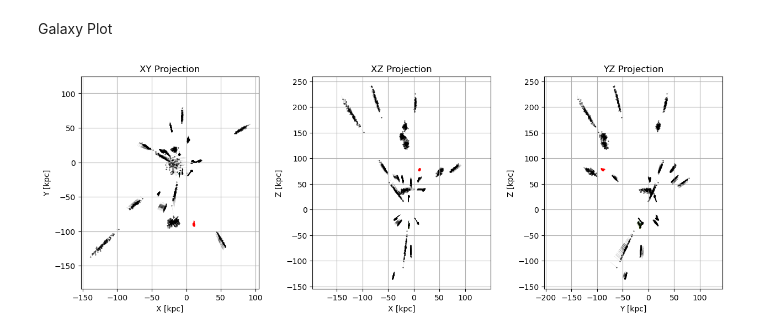
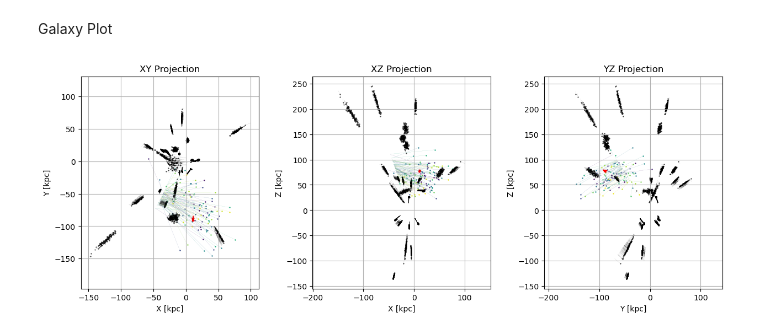
Before and after one commit to HaydenTedrake/HPV_project, a Jupyter notebook: Results/CraterII+HVS14.ipynb, the cells around one changed output. Cells and saved outputs as stored; diff of their text form; code cells hidden in the pictures.

Commit message:
saved plot and debugged

```diff
--- a/Results/CraterII+HVS14.ipynb
+++ b/Results/CraterII+HVS14.ipynb
@@ -559,7 +559,7 @@ Galaxy Plot
 # %%
 min14 = 366.5427377870987
 
-orbits = calculate_orbits(dict14, hvs14_ics, min14)
+hvs14_orbits = calculate_orbits(dict14, hvs14_ics, min14)
 dwarf_orbits = calculate_orbits(dwarf_dict, dwarf_ics, min14)
 
 galaxy_orbits = []
@@ -586,7 +586,7 @@ gs = gridspec.GridSpec(1, 3, wspace=0.3)
 
 # XY
 ax_xy = fig.add_subplot(gs[0, 0])
-for i, orbit in enumerate(orbits):
+for i, orbit in enumerate(hvs14_orbits):
     pos = orbit.pos.xyz.value
     ax_xy.plot(pos[0], pos[1], color=colors[i], lw=0.1, alpha=0.7)
     ax_xy.scatter(pos[0, -1], pos[1, -1], color=colors[i], marker='o', s=0.5)
@@ -607,7 +607,7 @@ ax_xy.grid(True)
 
 # XZ
 ax_xz = fig.add_subplot(gs[0, 1])
-for i, orbit in enumerate(orbits):
+for i, orbit in enumerate(hvs14_orbits):
     pos = orbit.pos.xyz.value
     ax_xz.plot(pos[0], pos[2], color=colors[i], lw=0.1, alpha=0.7)
     ax_xz.scatter(pos[0, -1], pos[2, -1], color=colors[i], marker='o', s=0.5)
@@ -622,32 +622,33 @@ for galaxy_orbit in galaxy_orbits:
         plt.scatter(pos[0, -1], pos[2, -1], color='black', marker='o', s=0.2)
 ax_xz.set_xlabel('X [kpc]')
 ax_xz.set_ylabel('Z [kpc]')
 ax_xz.set_title('XZ Projection')
 ax_xz.axis('equal')
 ax_xz.grid(True)
 
 # YZ
 ax_yz = fig.add_subplot(gs[0, 2])
-for i, orbit in enumerate(orbits):
+for i, orbit in enumerate(hvs14_orbits):
     pos = orbit.pos.xyz.value
     ax_yz.plot(pos[1], pos[2], color=colors[i], lw=0.1, alpha=0.7)
     ax_yz.scatter(pos[1, -1], pos[2, -1], color=colors[i], marker='o', s=0.5)
 for orbit in dwarf_orbits:
     pos = orbit.pos.xyz.value
     plt.plot(pos[1], pos[2], color='red', lw=0.1, alpha=0.5)
     plt.scatter(pos[1, -1], pos[2, -1], color='red', marker='o', s=0.2)
 for galaxy_orbit in galaxy_orbits:
     for orbit in galaxy_orbit:
         pos = orbit.pos.xyz.value
         plt.plot(pos[1], pos[2], color='black', lw=0.1, alpha=0.5)
         plt.scatter(pos[1, -1], pos[2, -1], color='black', marker='o', s=0.2)
 ax_yz.set_xlabel('Y [kpc]')
 ax_yz.set_ylabel('Z [kpc]')
 ax_yz.set_title('YZ Projection')
 ax_yz.axis('equal')
 ax_yz.grid(True)
 
 plt.tight_layout(rect=[0, 0, 1, 0.95])
+plt.savefig('galaxies+HVS14.png')
 plt.show()
 # %% [output]
-[figure, old version]
+[figure, new version]
```
Also changed, not shown: parts of 1 cell of this notebook, 4 other files.
